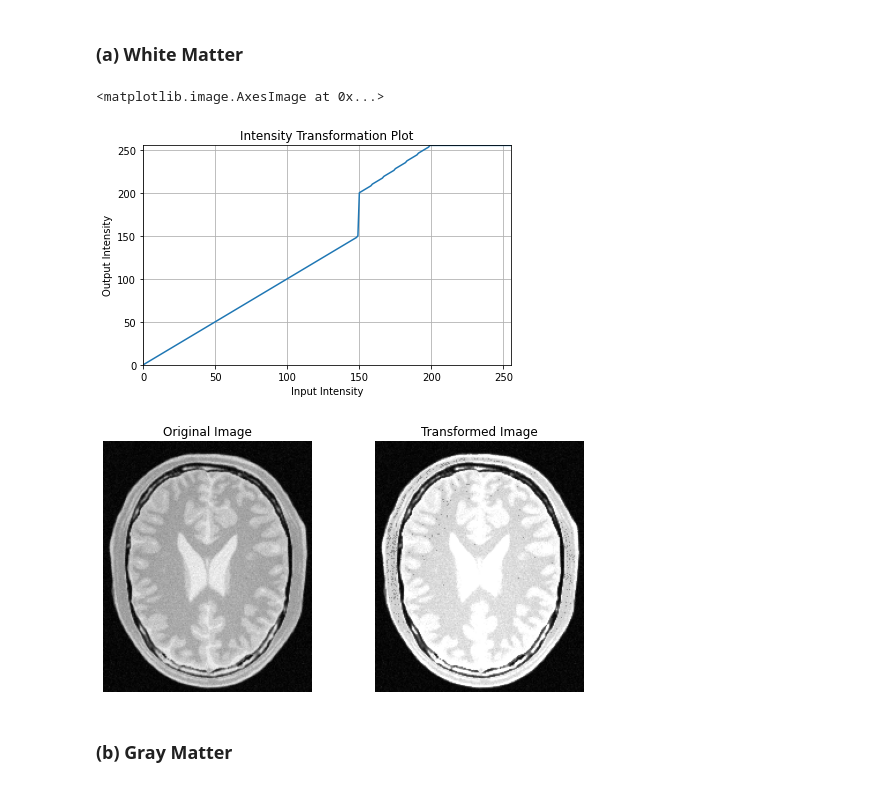
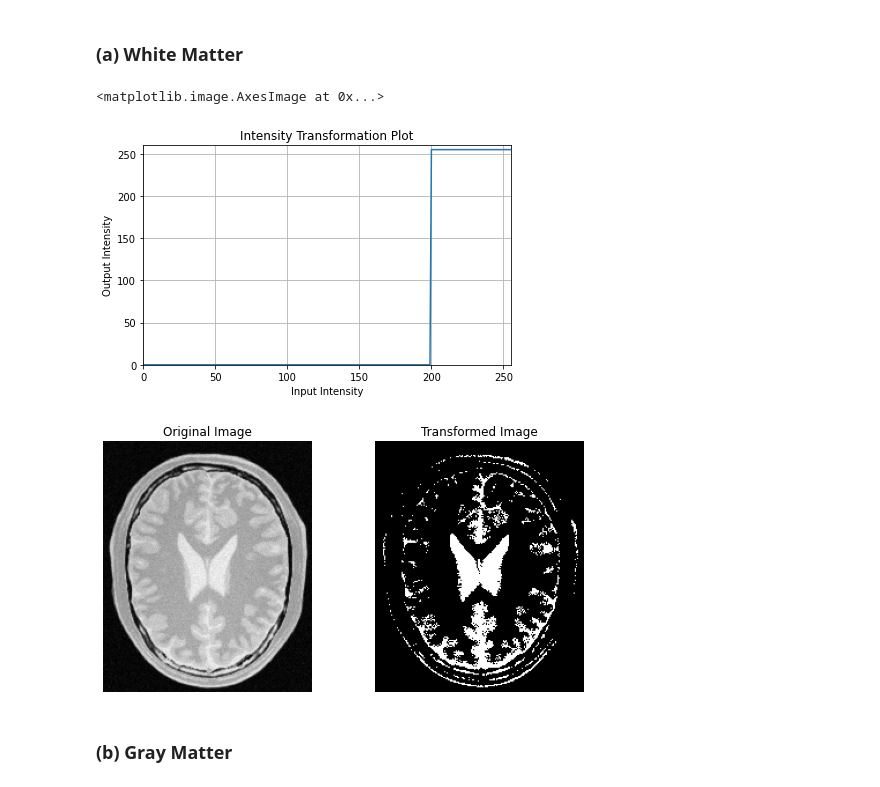
Before and after one commit to vidurawarna/EN2550_CV, a Jupyter notebook: Assignments/Assignment 1/190397E_Assignment1.ipynb, the cells around one changed output. Drawn from its saved outputs; the diff is of its cells as text; code cells hidden in the pictures.

```diff
--- a/Assignments/Assignment 1/190397E_Assignment1.ipynb
+++ b/Assignments/Assignment 1/190397E_Assignment1.ipynb
@@ -76,46 +76,45 @@ ax[1].imshow(transformed_img_)
 ### (a) White Matter
 # %%
 #Creating the transformation array
-T1 = np.linspace(0,150,150)
-T2 = np.linspace(200,255,50)
-T3 = np.linspace(255,255,56)
+T1 = np.linspace(0,0,200)
+T2 = np.linspace(255,255,56)
 
 #Concatenate sub arrays to get the transformation
-t = np.concatenate((T1,T2,T3),axis = 0).astype(np.uint8)
+t = np.concatenate((T1,T2),axis = 0).astype(np.uint8)
 
 #Plot the transformation
 fig,ax = plt.subplots()
 ax.plot(t)
 ax.grid()
 ax.set_xlim(0,255)
-ax.set_ylim(0,255)
+ax.set_ylim(0,260)
 ax.set_xlabel("Input Intensity")
 ax.set_ylabel("Output Intensity")
 ax.set_title("Intensity Transformation Plot")
 
 #Read the image using opencv
 img = cv.imread('images/brain_proton_density_slice.png',cv.IMREAD_GRAYSCALE)
 assert img is not None
 
 #apply the transformation using lookup table
 transformed_img = cv.LUT(img,t)
 
 #display images using matplotlib
 plt.rcParams["figure.autolayout"] = True
 fig,ax = plt.subplots(1,2,figsize=(8,4))
 img_ = cv.cvtColor(img,cv.COLOR_BGR2RGB)
 ax[0].axis('off')
 ax[0].set_title("Original Image")
 ax[0].imshow(img_)
 
 transformed_img_ = cv.cvtColor(transformed_img,cv.COLOR_BGR2RGB)
 ax[1].axis('off')
 ax[1].set_title("Transformed Image")
 ax[1].imshow(transformed_img_)
 # %% [output]
 <matplotlib.image.AxesImage at 0x...>
-[figure, old version]
+[figure, new version]
-[figure, old version]
+[figure, new version]
 # %% [markdown]
 ### (b) Gray Matter
 # %%
```
Also changed, not shown: parts of 5 cells of this notebook.
